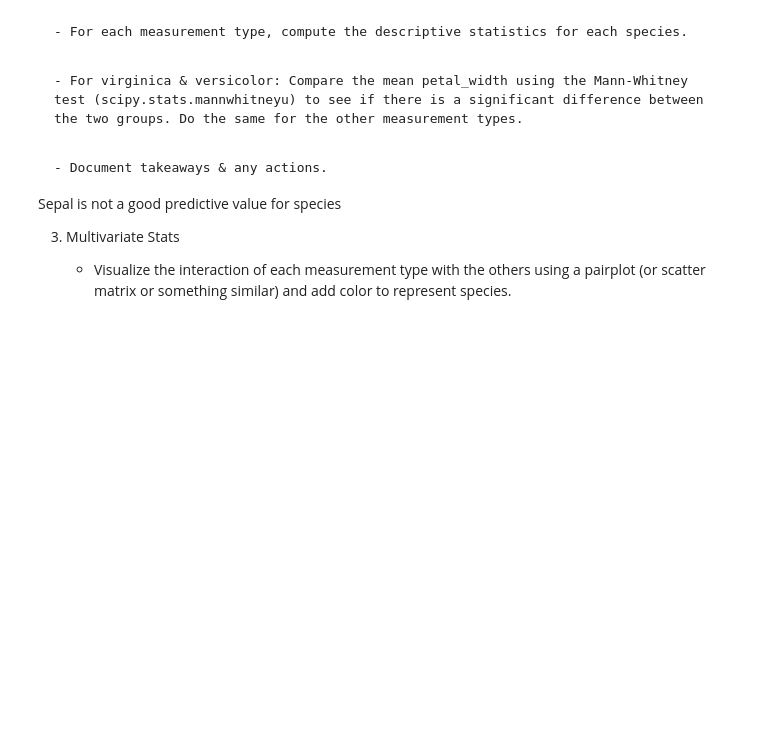
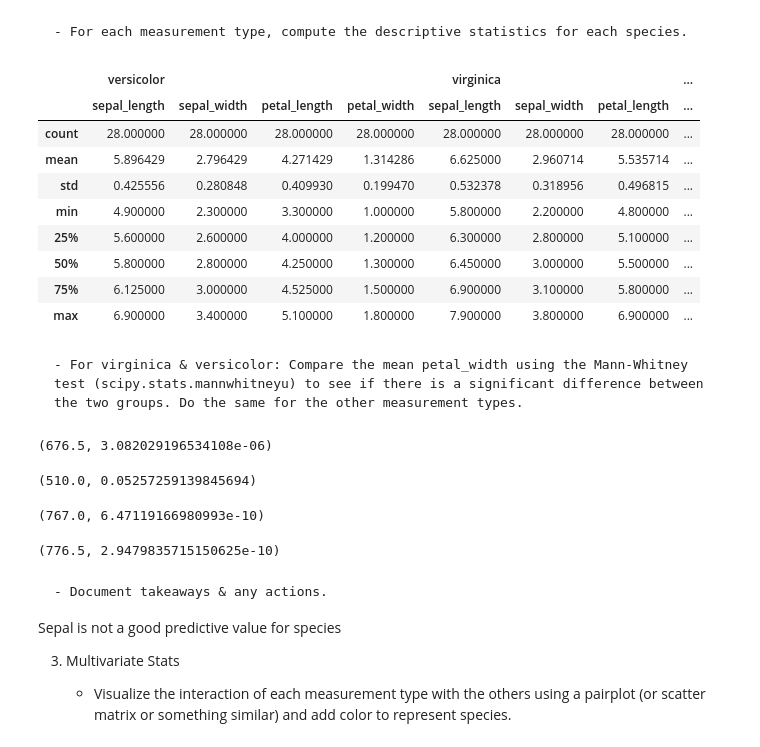
Before and after one commit to Is0metry/classification-exercises, a Jupyter notebook: classification_exercises.ipynb, the cells around one changed output. Drawn from its saved outputs; the diff is of its cells as text; code cells hidden in the pictures; blank space fills up the shorter version.

```diff
--- a/classification_exercises.ipynb
+++ b/classification_exercises.ipynb
@@ -197,31 +328,50 @@ graph.axhline(iris_train.petal_width.mean())
 # %% [markdown]
     - For each measurement type, compute the descriptive statistics for each species.
 # %%
-versicolor = iris_train[iris_train.species_versicolor==1]
+versicolor = iris_train[iris_train.species_versicolor==1][['sepal_length','sepal_width','petal_length','petal_width']]
 virginica = iris_train[iris_train.species_virginica==1][['sepal_length','sepal_width','petal_length','petal_width']]
 setosa = iris_train[iris_train.species_setosa==1][['sepal_length','sepal_width','petal_length','petal_width']]
 indices = pd.MultiIndex.from_product([['versicolor','virginica','setosa'],['sepal_length','sepal_width','petal_length','petal_width']])
 concat_frames = pd.concat([versicolor,virginica,setosa],axis=1)
 concat_frames.columns = indices
 concat_frames.describe()
+# %% [output]
+|  | versicolor |  |  |  | virginica |  |  | ... |
+|  | sepal_length | sepal_width | petal_length | petal_width | sepal_length | sepal_width | petal_length | ... |
+| count | 28.000000 | 28.000000 | 28.000000 | 28.000000 | 28.000000 | 28.000000 | 28.000000 | ... |
+| mean | 5.896429 | 2.796429 | 4.271429 | 1.314286 | 6.625000 | 2.960714 | 5.535714 | ... |
+| std | 0.425556 | 0.280848 | 0.409930 | 0.199470 | 0.532378 | 0.318956 | 0.496815 | ... |
+| min | 4.900000 | 2.300000 | 3.300000 | 1.000000 | 5.800000 | 2.200000 | 4.800000 | ... |
+| 25% | 5.600000 | 2.600000 | 4.000000 | 1.200000 | 6.300000 | 2.800000 | 5.100000 | ... |
+| 50% | 5.800000 | 2.800000 | 4.250000 | 1.300000 | 6.450000 | 3.000000 | 5.500000 | ... |
+| 75% | 6.125000 | 3.000000 | 4.525000 | 1.500000 | 6.900000 | 3.100000 | 5.800000 | ... |
+| max | 6.900000 | 3.400000 | 5.100000 | 1.800000 | 7.900000 | 3.800000 | 6.900000 | ... |
 # %% [markdown]
     - For virginica & versicolor: Compare the mean petal_width using the Mann-Whitney test (scipy.stats.mannwhitneyu) to see if there is a significant difference between the two groups. Do the same for the other measurement types.
 # %%
 from scipy.stats import mannwhitneyu
 t,p = mannwhitneyu(virginica.sepal_length,versicolor.sepal_length)
 t,p
+# %% [output]
+(676.5, 3.082029196534108e-06)
 # %%
 from scipy.stats import mannwhitneyu
 t,p = mannwhitneyu(virginica.sepal_width,versicolor.sepal_width)
 t,p
+# %% [output]
+(510.0, 0.05257259139845694)
 # %%
 from scipy.stats import mannwhitneyu
 t,p = mannwhitneyu(virginica.petal_width,versicolor.petal_width)
 t,p
+# %% [output]
+(767.0, 6.47119166980993e-10)
 # %%
 from scipy.stats import mannwhitneyu
 t,p = mannwhitneyu(virginica.petal_length,versicolor.petal_length)
 t,p
+# %% [output]
+(776.5, 2.9479835715150625e-10)
 # %% [markdown]
     - Document takeaways & any actions.
 Sepal is not a good predictive value for species
```
Also changed, not shown: parts of 46 cells of this notebook.
